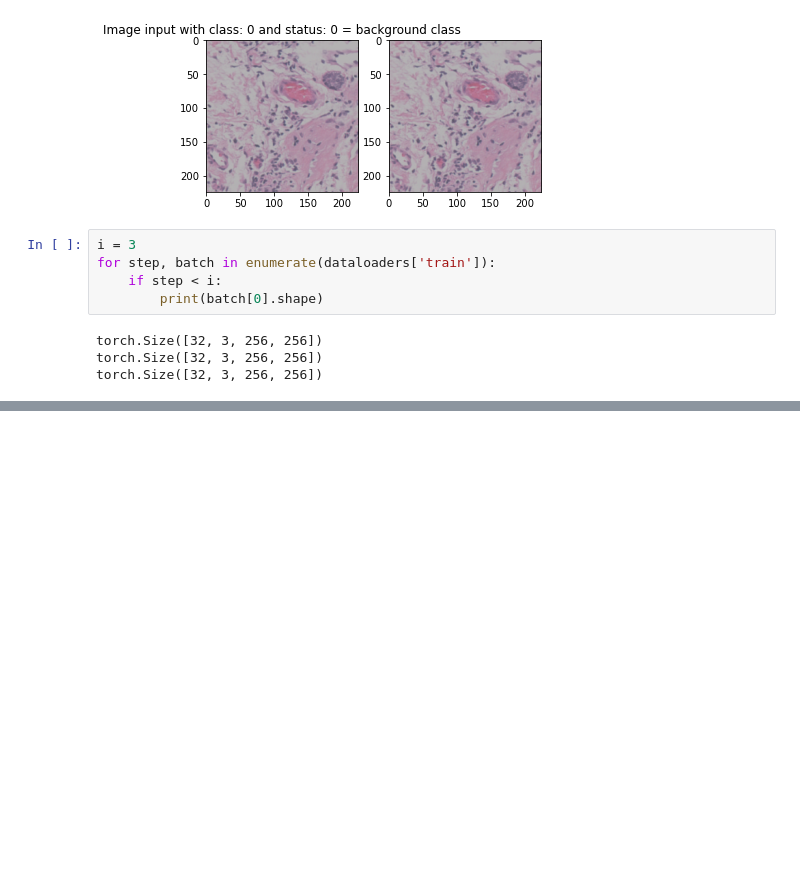
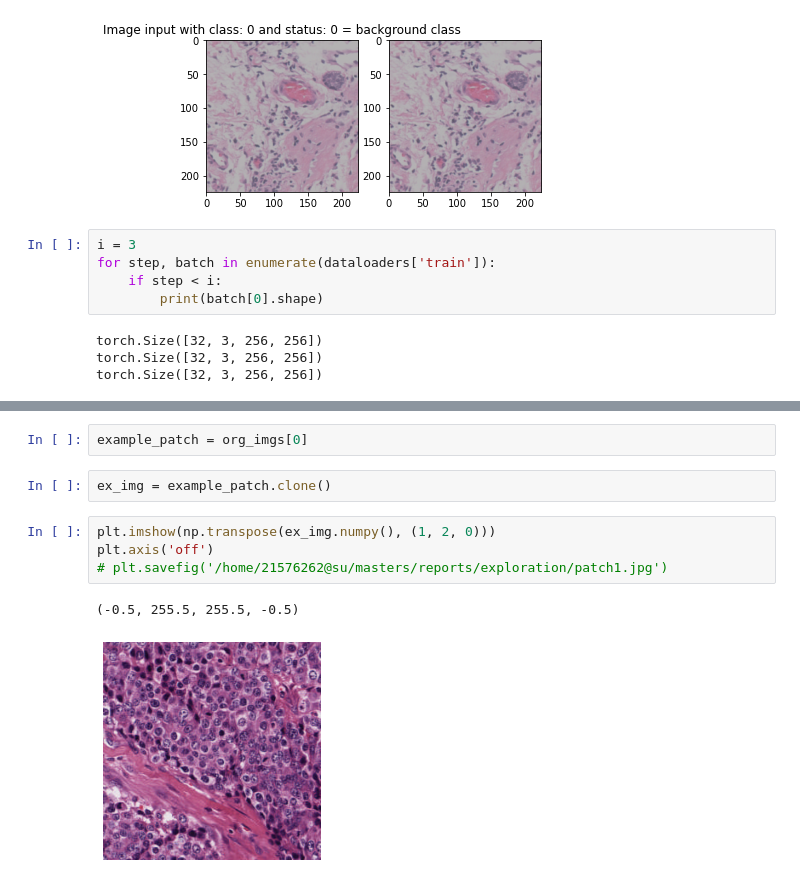
Before and after one commit to Alexandra-Smith/masters, a Jupyter notebook: notebooks/13-data-transforms.ipynb, the cells around one changed output, grey strips where cells are left out. Saved outputs shown, nothing was run; the diff lists cells and outputs as text; blank space fills up the shorter version.

```diff
--- a/notebooks/13-data-transforms.ipynb
+++ b/notebooks/13-data-transforms.ipynb
@@ -445,0 +485,11 @@ torch.Size([32, 3, 256, 256])
+# %%
+example_patch = org_imgs[0]
+# %%
+ex_img = example_patch.clone()
+# %%
+plt.imshow(np.transpose(ex_img.numpy(), (1, 2, 0)))
+plt.axis('off')
+# plt.savefig('/home/21576262@su/masters/reports/exploration/patch1.jpg')
+# %% [output]
+(-0.5, 255.5, 255.5, -0.5)
+[figure, added]
```
Also changed, not shown: parts of 4 cells of this notebook, 1 other file.
